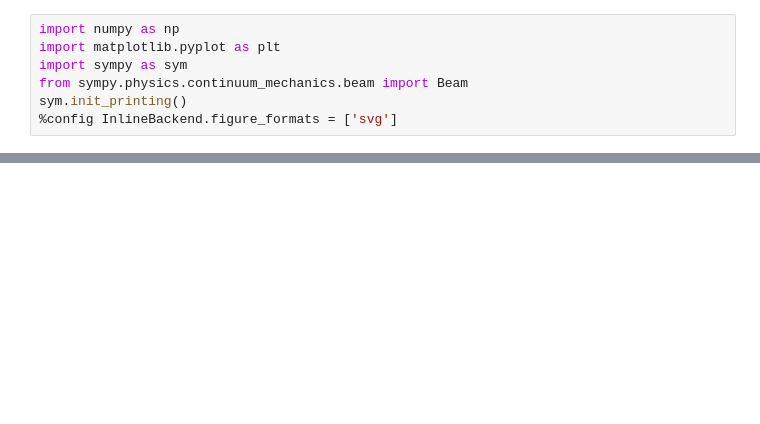
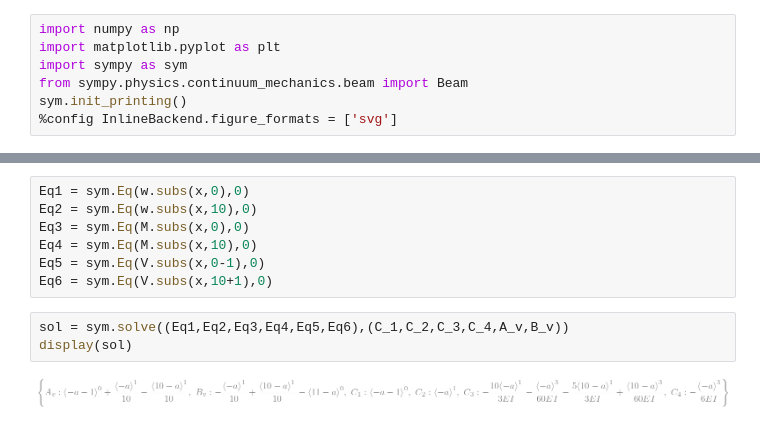
Before and after one commit to Tom-van-Woudenberg/Macaulay-various, a Jupyter notebook: example_julia_1.ipynb, the cells around one changed output, grey strips where cells are left out. Drawn from its saved outputs; the diff is of its cells as text; blank space fills up the shorter version.

```diff
--- a/example_julia_1.ipynb
+++ b/example_julia_1.ipynb
@@ -8,3 +26,15 @@ sym.init_printing()
+# %%
+Eq1 = sym.Eq(w.subs(x,0),0)
+Eq2 = sym.Eq(w.subs(x,10),0)
+Eq3 = sym.Eq(M.subs(x,0),0)
+Eq4 = sym.Eq(M.subs(x,10),0)
+Eq5 = sym.Eq(V.subs(x,0-1),0)
+Eq6 = sym.Eq(V.subs(x,10+1),0)
+# %%
+sol = sym.solve((Eq1,Eq2,Eq3,Eq4,Eq5,Eq6),(C_1,C_2,C_3,C_4,A_v,B_v))
+display(sol)
+# %% [output]
+[figure, added]
 # %%
 E = sym.Symbol('E')
 I = sym.Symbol('I')
```
Also changed, not shown: parts of 8 cells of this notebook, 2 other files.
